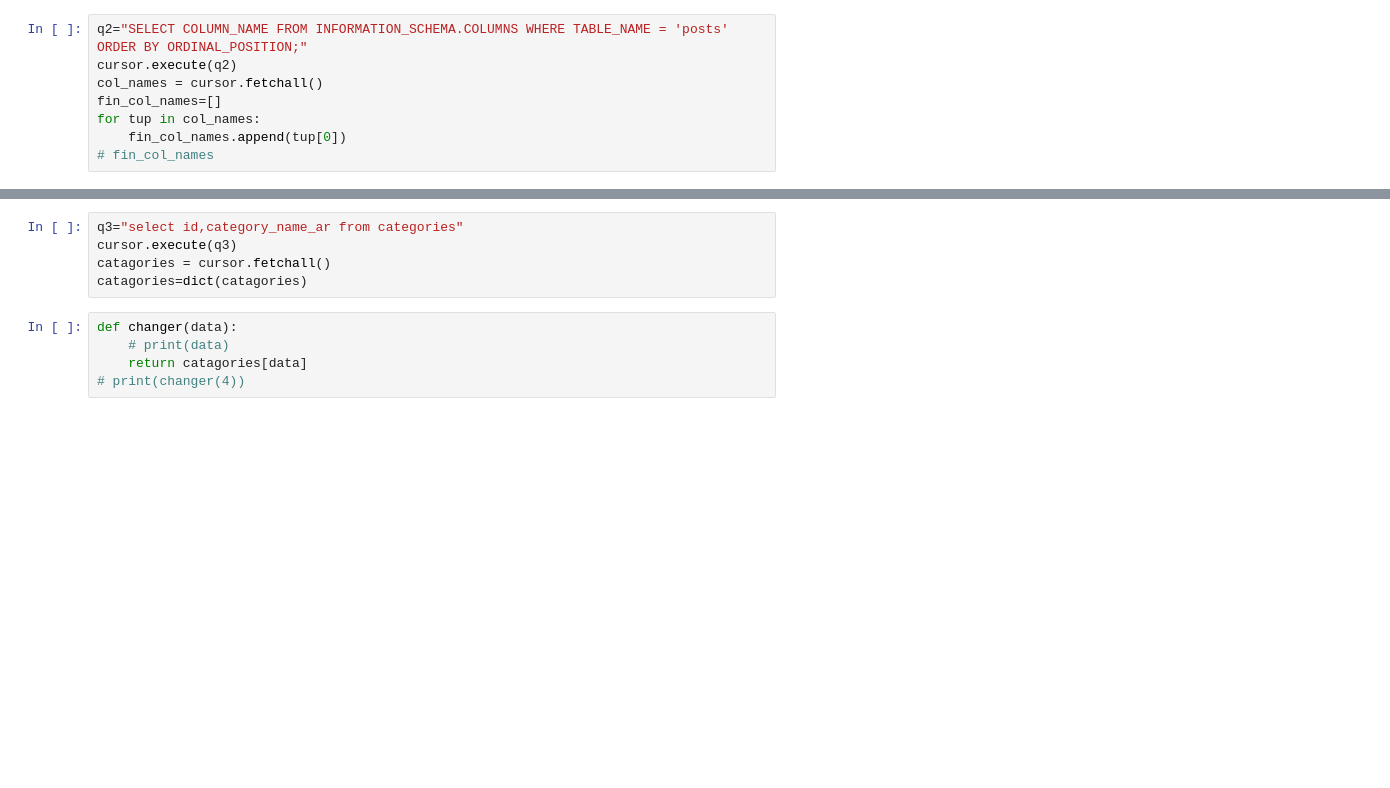
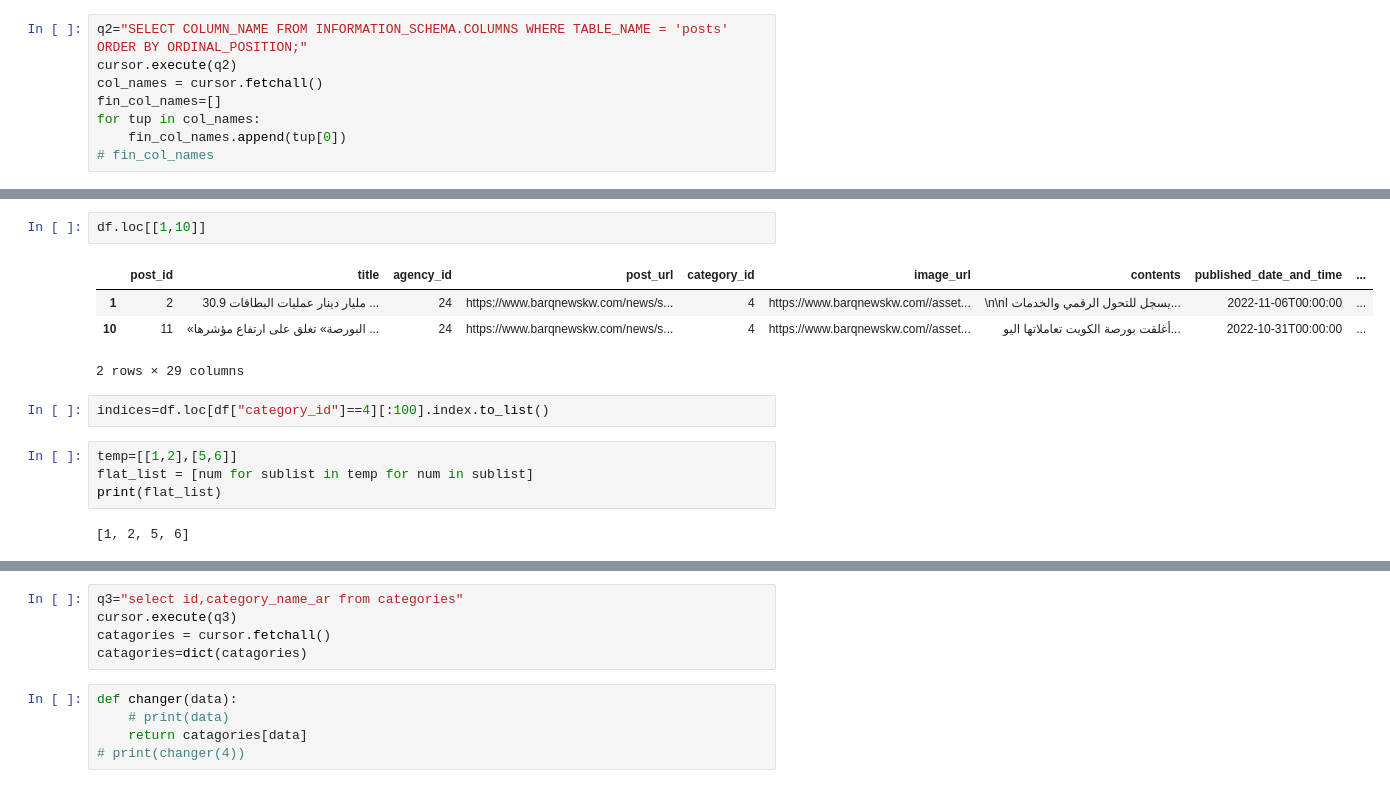
Before and after one commit to bharathwajan/Recommendation_hdbscan, a Jupyter notebook: temp.ipynb, the cells around one changed output, grey strips where cells are left out. Cells and saved outputs as stored; diff of their text form; blank space fills up the shorter version.

```diff
--- a/temp.ipynb
+++ b/temp.ipynb
@@ -23,0 +36,15 @@ df.head(5)
+# %%
+df.loc[[1,10]]
+# %% [output]
+|  | post_id | title | agency_id | post_url | category_id | image_url | contents | published_date_and_time | ... |
+| 1 | 2 | 30.9 مليار دينار عمليات البطاقات ... | 24 | https://www.barqnewskw.com/news/s... | 4 | https://www.barqnewskw.com//asset... | \n\nيسجل للتحول الرقمي والخدمات ا... | 2022-11-06T00:00:00 | ... |
+| 10 | 11 | «البورصة» تغلق على ارتفاع مؤشرها ... | 24 | https://www.barqnewskw.com/news/s... | 4 | https://www.barqnewskw.com//asset... | أغلقت بورصة الكويت تعاملاتها اليو... | 2022-10-31T00:00:00 | ... |
+2 rows × 29 columns
+# %%
+indices=df.loc[df["category_id"]==4][:100].index.to_list()
+# %%
+temp=[[1,2],[5,6]]
+flat_list = [num for sublist in temp for num in sublist]
+print(flat_list)
+# %% [output]
+[1, 2, 5, 6]
```
Also changed, not shown: parts of 5 cells of this notebook, 2 other files.
